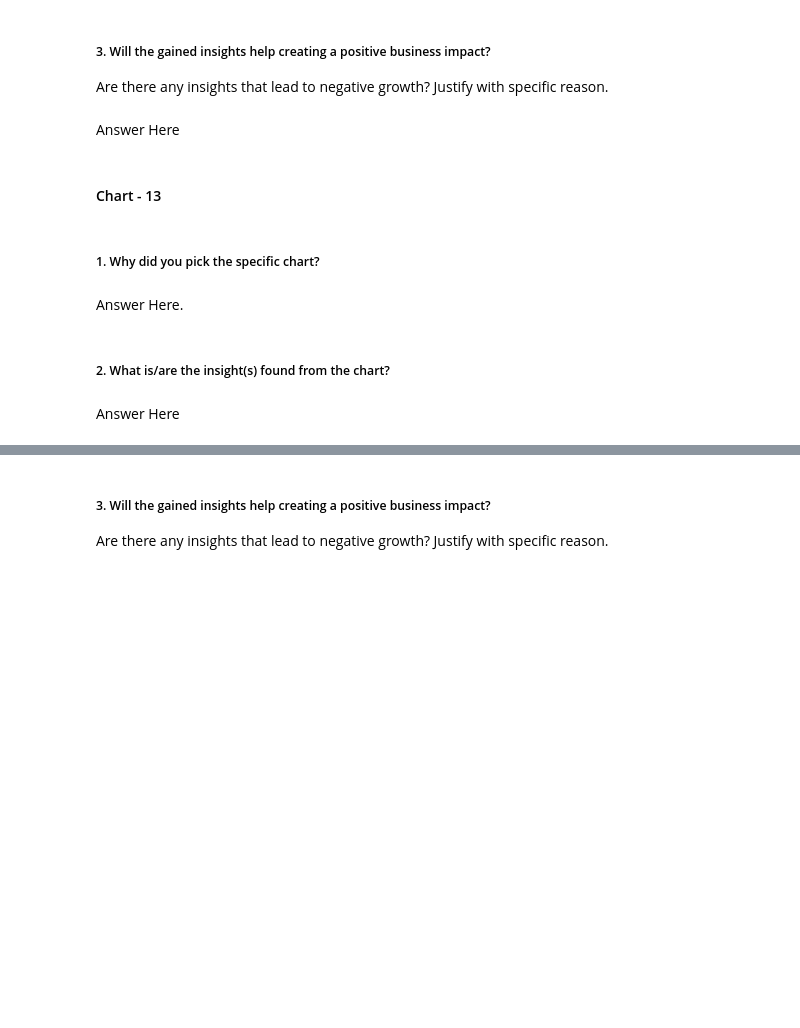
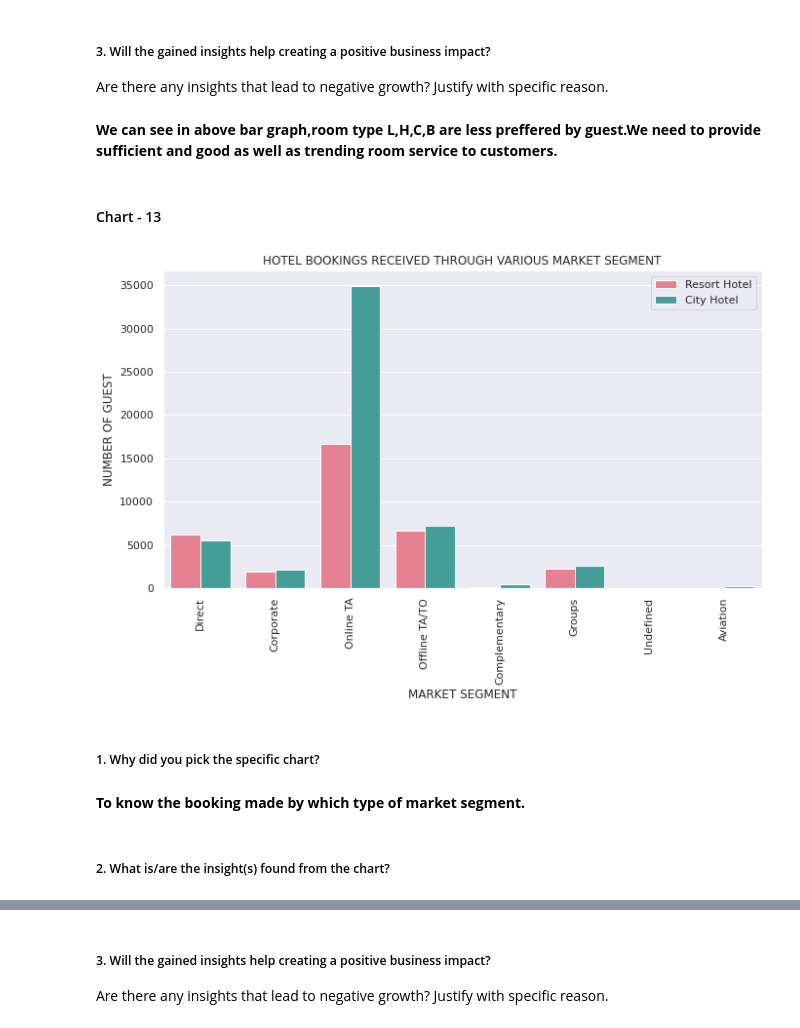
Before and after one commit to Ganeshbhavale/EDA-Hotel-Booking-Analysis., a Jupyter notebook: Ganesh_EDA_Hotel_Booking_Project_.ipynb, the cells around one changed output, grey strips where cells are left out. Drawn from its saved outputs; the diff is of its cells as text; code cells hidden in the pictures; blank space fills up the shorter version.

```diff
--- a/Ganesh_EDA_Hotel_Booking_Project_.ipynb
+++ b/Ganesh_EDA_Hotel_Booking_Project_.ipynb
@@ -1023,7 +1025,7 @@ Answer Here
 # %% [markdown]
 ##### 3. Will the gained insights help creating a positive business impact?
 Are there any insights that lead to negative growth? Justify with specific reason.
-# %% [markdown]
-Answer Here
+# %% [markdown]
+**We can see in above bar graph,room type L,H,C,B are less preffered by guest.We need to provide sufficient and good as well as trending room service to customers.**
 # %% [markdown]
 #### Chart - 13
@@ -1032,8 +1032,23 @@ Answer Here
+# %%
+# Chart - 13 visualization code
+#What type of hotel booking were made and by which market segment.
+
+# TA :- Travel agent
+# TO :-Travel operator
+
+plt.figure(figsize = (11,6))
+sns.countplot("market_segment", hue = "hotel", data = Hotel_data_df_1, palette="husl")
+plt.xticks(rotation = "vertical")
+plt.legend(loc="upper right")
+plt.xlabel("MARKET SEGMENT")
+plt.title("HOTEL BOOKINGS RECEIVED THROUGH VARIOUS MARKET SEGMENT")
+plt.ylabel("NUMBER OF GUEST")
+plt.show()
+# %% [output]
+[figure, added]
 # %% [markdown]
 ##### 1. Why did you pick the specific chart?
-# %% [markdown]
-Answer Here.
+# %% [markdown]
+**To know the booking made by which type of market segment.**
 # %% [markdown]
 ##### 2. What is/are the insight(s) found from the chart?
-# %% [markdown]
-Answer Here
```
Also changed, not shown: parts of 14 cells of this notebook.
